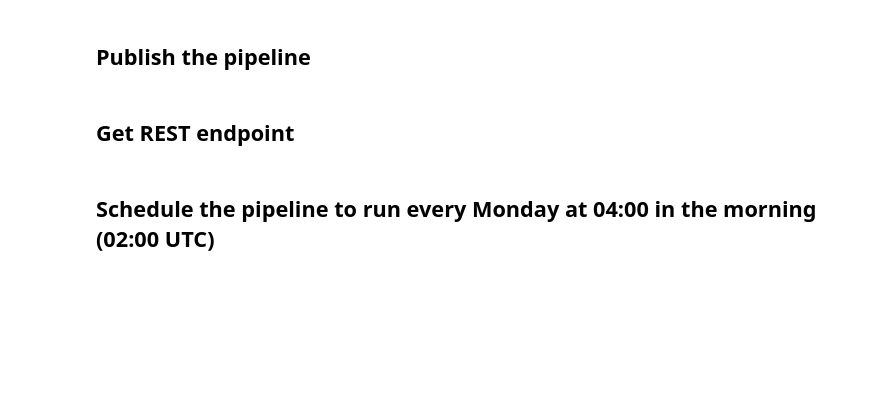
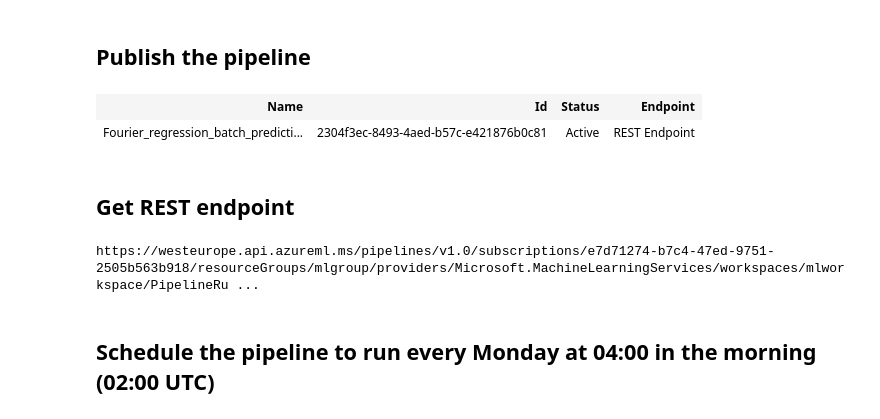
Before and after one commit to MixKlim/MLOps-Bootcamp-2021, a Jupyter notebook: create_batch_pipeline.ipynb, the cells around one changed output. Saved outputs shown, nothing was run; the diff lists cells and outputs as text; code cells hidden in the pictures; blank space fills up the shorter version.

```diff
--- a/create_batch_pipeline.ipynb
+++ b/create_batch_pipeline.ipynb
@@ -287,16 +300,21 @@ df.head(20)
 # %% [markdown]
 ## Publish the pipeline
 # %%
-# published_pipeline = pipeline_run.publish_pipeline(name='Fourier_regression_batch_prediction_pipeline',
-#                                                    description='Batch scoring using linear regression model with Fourier ML features',
-#                                                    version='1.0')
+published_pipeline = pipeline_run.publish_pipeline(name='Fourier_regression_batch_prediction_pipeline',
+                                                   description='Batch scoring using linear regression model with Fourier ML features',
+                                                   version='1.0')
 
-# published_pipeline
+published_pipeline
+# %% [output]
+| Name | Id | Status | Endpoint |
+| Fourier_regression_batch_predicti... | 2304f3ec-8493-4aed-b57c-e421876b0c81 | Active | REST Endpoint |
 # %% [markdown]
 ## Get REST endpoint
 # %%
-# rest_endpoint = published_pipeline.endpoint
-# print(rest_endpoint)
+rest_endpoint = published_pipeline.endpoint
+print(rest_endpoint)
+# %% [output]
+https://westeurope.api.azureml.ms/pipelines/v1.0/subscriptions/e7d71274-b7c4-47ed-9751-2505b563b918/resourceGroups/mlgroup/providers/Microsoft.MachineLearningServices/workspaces/mlworkspace/PipelineRu ...
 # %% [markdown]
 ## Schedule the pipeline to run every Monday at 04:00 in the morning (02:00 UTC)
 # %%
```
Also changed, not shown: parts of 9 cells of this notebook, 12 other files.
